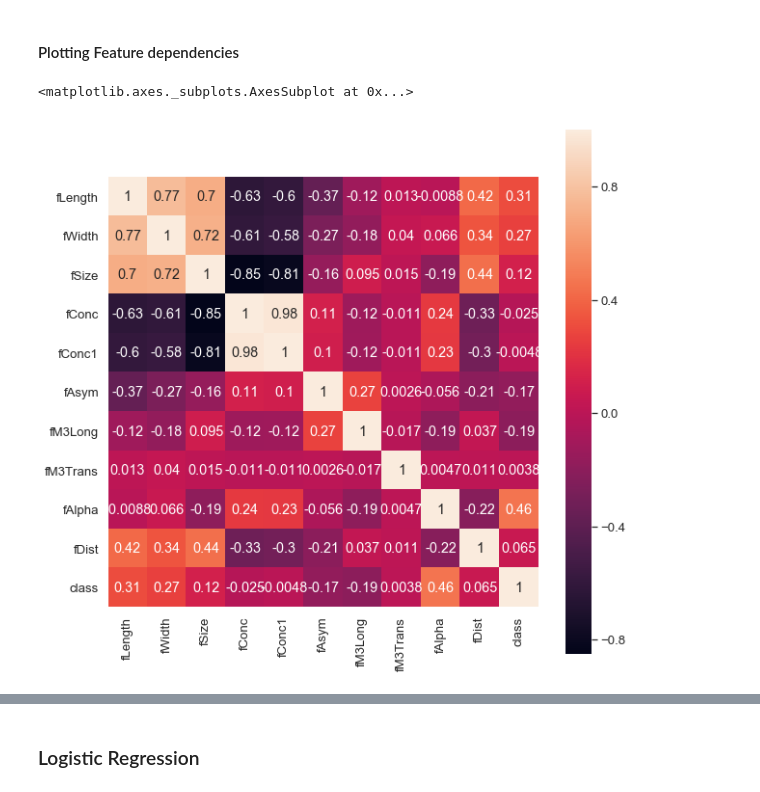
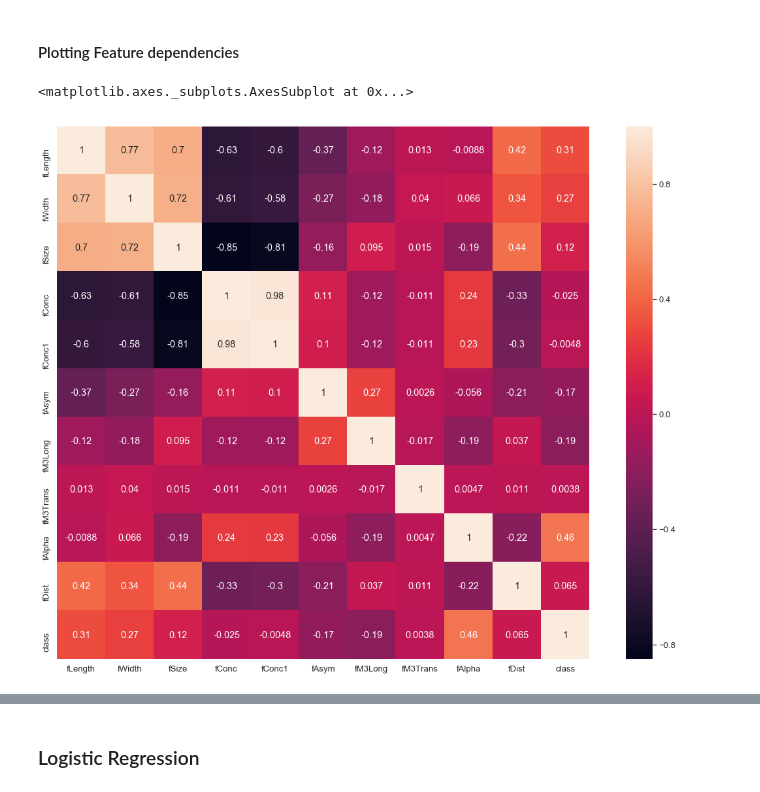
Before and after one commit to bolt25/summer2019, a Jupyter notebook: Classification.ipynb, the cells around one changed output, grey strips where cells are left out. Cells and saved outputs as stored; diff of their text form; code cells hidden in the pictures.

```diff
--- a/Classification.ipynb
+++ b/Classification.ipynb
@@ -97,9 +100,9 @@ df['class']=le.fit_transform(df['class'])
 <h4>Plotting Feature dependencies </h4>
 # %%
 import seaborn as sns
-fig=plt.subplots(figsize=(10,10))
+fig=plt.subplots(figsize=(20,15))
 sns.set(font_scale=1.2)
 sns.heatmap(df.corr(),square=True,cbar=True,annot=True)
 # %% [output]
 <matplotlib.axes._subplots.AxesSubplot at 0x...>
-[figure, old version]
+[figure, new version]
```
Also changed, not shown: parts of 13 cells of this notebook.
